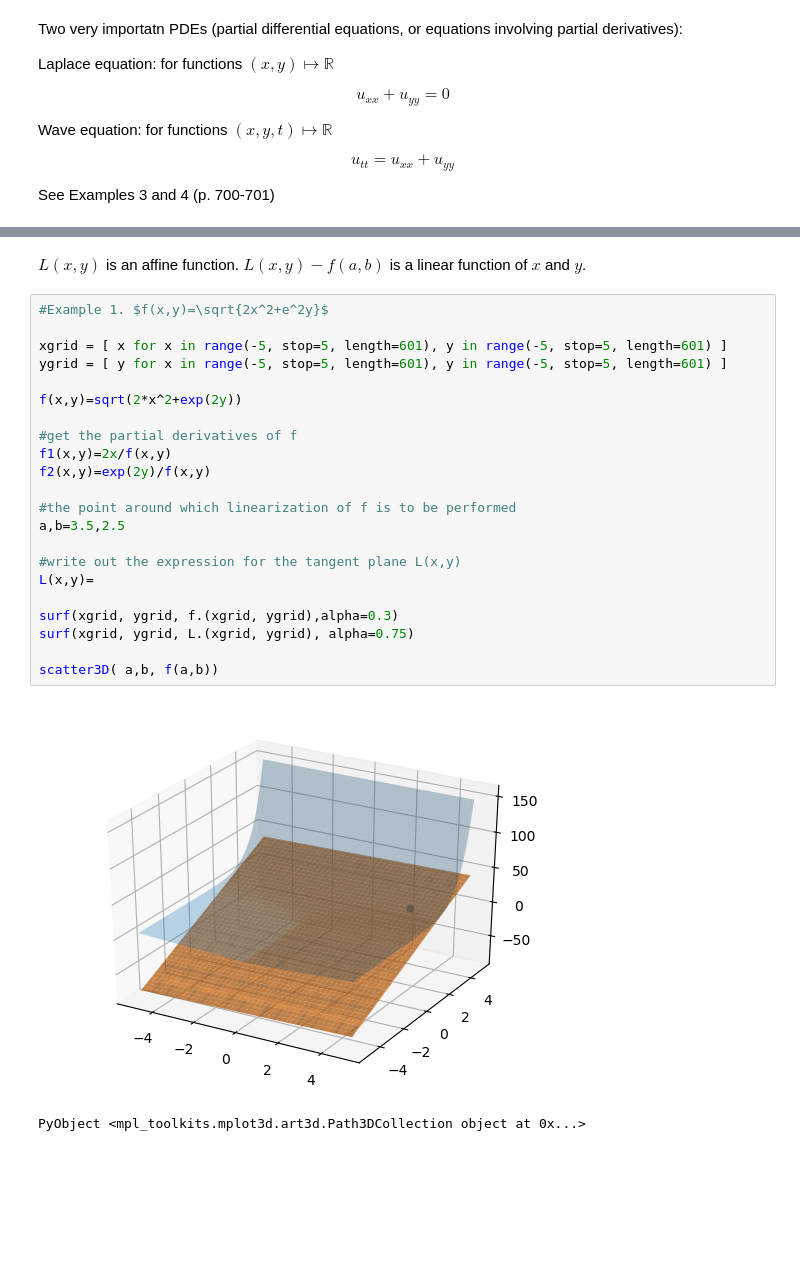
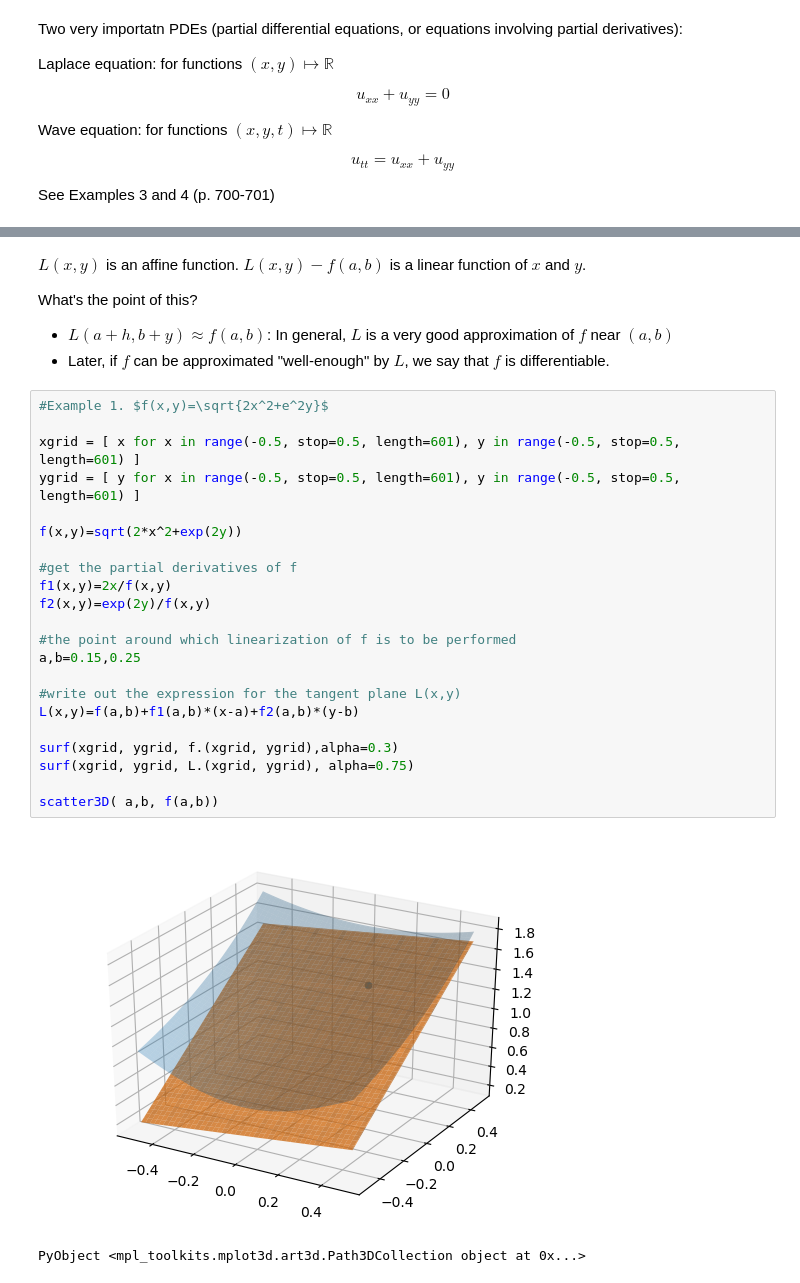
Before and after one commit to mosri/SF1626-2018, a Jupyter notebook: SF1626_highlights.ipynb, the cells around one changed output, grey strips where cells are left out. Cells and saved outputs as stored; diff of their text form; blank space fills up the shorter version.

```diff
--- a/SF1626_highlights.ipynb
+++ b/SF1626_highlights.ipynb
@@ -480,27 +486,32 @@ $$ (x-a, y-b, z-f(a,b))^\top \cdot \mathbf{n}=0 \iff L(x,y):=z=f(a,b)+f_1(x-a)+f
 # %% [markdown]
 $L(x,y)$ is an affine function. $L(x,y)-f(a,b)$ is a linear function of $x$ and $y$.
+
+What's the point of this?
+
+* $L(a+h,b+y) \approx f(a,b)$: In general, $L$ is a very good approximation of $f$ near $(a,b)$
+* Later, if $f$ can be approximated "well-enough" by $L$, we say that $f$ is differentiable.
 # %%
 #Example 1. $f(x,y)=\sqrt{2x^2+e^2y}$
 
-xgrid = [ x for x in range(-5, stop=5, length=601), y in range(-5, stop=5, length=601) ]
-ygrid = [ y for x in range(-5, stop=5, length=601), y in range(-5, stop=5, length=601) ]
+xgrid = [ x for x in range(-0.5, stop=0.5, length=601), y in range(-0.5, stop=0.5, length=601) ]
+ygrid = [ y for x in range(-0.5, stop=0.5, length=601), y in range(-0.5, stop=0.5, length=601) ]
 
 f(x,y)=sqrt(2*x^2+exp(2y))
 
 #get the partial derivatives of f
 f1(x,y)=2x/f(x,y)
 f2(x,y)=exp(2y)/f(x,y)
 
 #the point around which linearization of f is to be performed
-a,b=3.5,2.5
+a,b=0.15,0.25
 
 #write out the expression for the tangent plane L(x,y)
-L(x,y)=
+L(x,y)=f(a,b)+f1(a,b)*(x-a)+f2(a,b)*(y-b)
 
 surf(xgrid, ygrid, f.(xgrid, ygrid),alpha=0.3)
 surf(xgrid, ygrid, L.(xgrid, ygrid), alpha=0.75)
 
 scatter3D( a,b, f(a,b))
 # %% [output]
-[figure, old version]
+[figure, new version]
 PyObject <mpl_toolkits.mplot3d.art3d.Path3DCollection object at 0x...>
```
Also changed, not shown: parts of 17 cells of this notebook.
